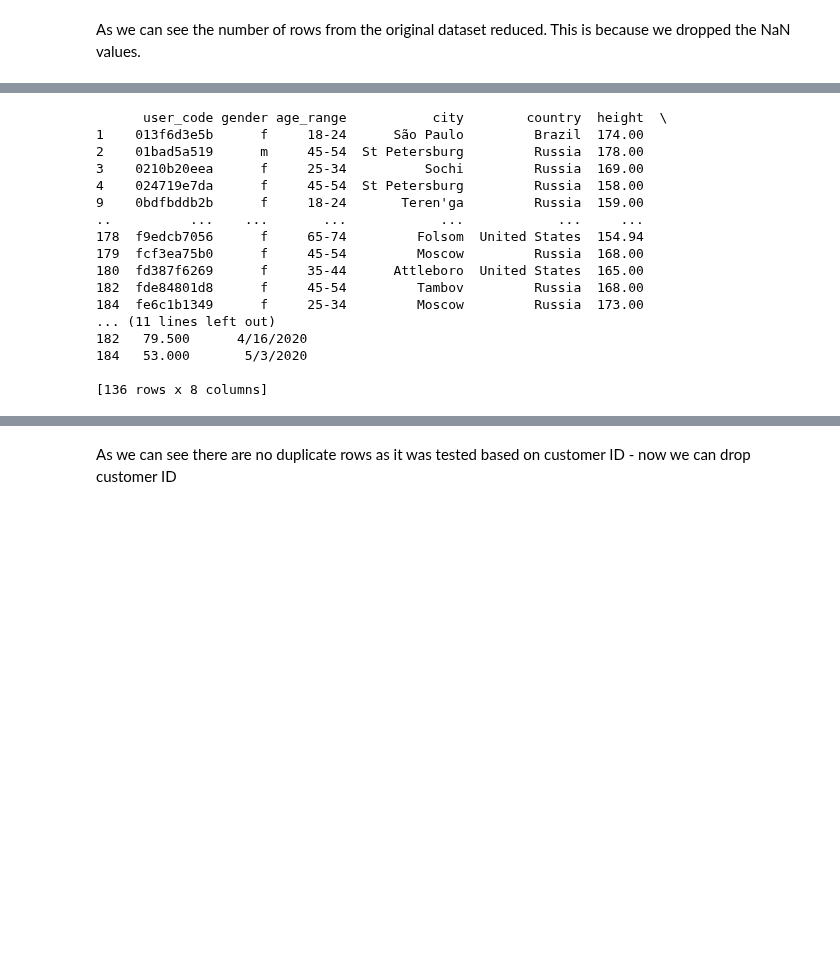
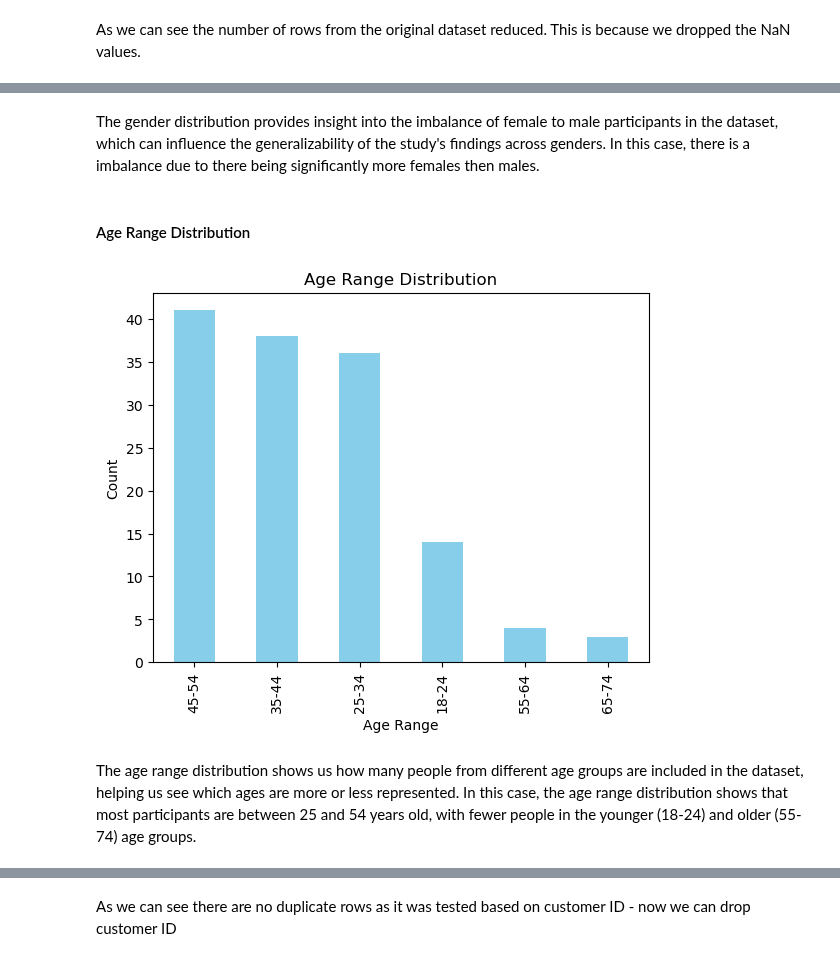
Before and after one commit to AIPI510/aipi510-fall24, a Jupyter notebook: ta4-eda-grok-and-bert.ipynb, the cells around one changed output, grey strips where cells are left out. Saved outputs shown, nothing was run; the diff lists cells and outputs as text; code cells hidden in the pictures; blank space fills up the shorter version.

```diff
--- a/ta4-eda-grok-and-bert.ipynb
+++ b/ta4-eda-grok-and-bert.ipynb
@@ -101,22 +109,16 @@ As we can see the number of rows from the original dataset reduced. This is beca
+# %% [markdown]
+The gender distribution provides insight into the imbalance of female to male participants in the dataset, which can influence the generalizability of the study's findings across genders. In this case, there is a imbalance due to there being significantly more females then males.
+# %% [markdown]
+#### Age Range Distribution
+# %%
+df['age_range'].value_counts().plot(kind='bar', color='skyblue')
+plt.title('Age Range Distribution')
+plt.xlabel('Age Range')
+plt.ylabel('Count')
+plt.show()
+# %% [output]
+[figure, added]
+# %% [markdown]
+The age range distribution shows us how many people from different age groups are included in the dataset, helping us see which ages are more or less represented. In this case, the age range distribution shows that most participants are between 25 and 54 years old, with fewer people in the younger (18-24) and older (55-74) age groups.
 # %%
 df_cleaned = df.drop_duplicates(subset=['user_code'], keep='first')
-# %%
-print(df_cleaned)
-# %% [output]
-      user_code gender age_range           city        country  height  \
-1    013f6d3e5b      f     18-24      São Paulo         Brazil  174.00
-2    01bad5a519      m     45-54  St Petersburg         Russia  178.00
-3    0210b20eea      f     25-34          Sochi         Russia  169.00
-4    024719e7da      f     45-54  St Petersburg         Russia  158.00
-9    0bdfbddb2b      f     18-24       Teren'ga         Russia  159.00
-..          ...    ...       ...            ...            ...     ...
-178  f9edcb7056      f     65-74         Folsom  United States  154.94
-179  fcf3ea75b0      f     45-54         Moscow         Russia  168.00
-180  fd387f6269      f     35-44      Attleboro  United States  165.00
-182  fde84801d8      f     45-54         Tambov         Russia  168.00
-184  fe6c1b1349      f     25-34         Moscow         Russia  173.00
-... (11 lines left out)
-182   79.500      4/16/2020
-184   53.000       5/3/2020
-
-[136 rows x 8 columns]
```
Also changed, not shown: parts of 22 cells of this notebook.
